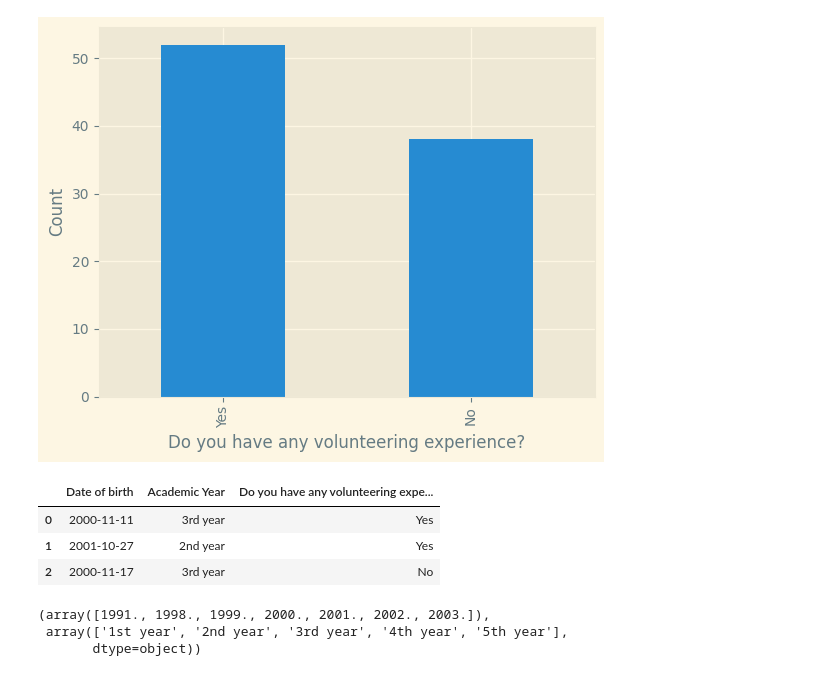
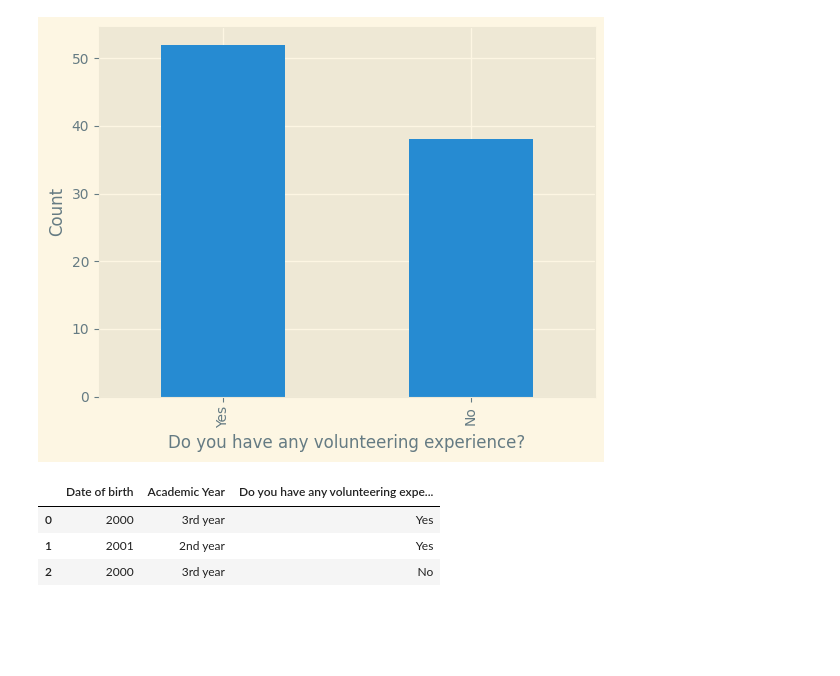
Before and after one commit to MuhammadSawalhy/AI-IEEE-CS23-ZSB, a Jupyter notebook: Task 16 - Practicing Data Analysis/Analysis.ipynb, the cells around one changed output. Cells and saved outputs as stored; diff of their text form; code cells hidden in the pictures; blank space fills up the shorter version.

```diff
--- a/Task 16 - Practicing Data Analysis/Analysis.ipynb
+++ b/Task 16 - Practicing Data Analysis/Analysis.ipynb
@@ -248,34 +249,13 @@ volun.value_counts().plot(kind="bar", ylabel="Count")
 <Axes: xlabel='Do you have any volunteering experience?', ylabel='Count'>
 [figure]
 # %%
-subdata = data.loc[:, ("Date of birth", "Academic Year", "Do you have any volunteering experience?")]
+subdata = data.loc[:,("Date of birth", "Academic Year", "Do you have any volunteering experience?")]
+subdata['Date of birth'] = subdata['Date of birth'].dt.year
+subdata.dropna(subset=['Date of birth', 'Academic Year'], inplace=True)
+subdata['Date of birth'] = subdata['Date of birth'].astype(int)
 subdata.head(3)
 # %% [output]
 |  | Date of birth | Academic Year | Do you have any volunteering expe... |
-| 0 | 2000-11-11 | 3rd year | Yes |
-| 1 | 2001-10-27 | 2nd year | Yes |
-| 2 | 2000-11-17 | 3rd year | No |
+| 0 | 2000 | 3rd year | Yes |
+| 1 | 2001 | 2nd year | Yes |
+| 2 | 2000 | 3rd year | No |
-# %%
-# Convert the 'Date of birth' column to datetime format and extract the birth year
-subdata['Birth Year'] = pd.to_datetime(subdata['Date of birth']).dt.year
-
-# Calculate the proportion of students who have volunteering experience for each birth year and academic year combination
-volunteer_prop = subdata.groupby(['Birth Year', 'Academic Year'])['Do you have any volunteering experience?'].apply(lambda x: (x == 'Yes').sum() / len(x))
-
-years = subdata['Birth Year'].dropna().unique()
-years.sort()
-
-ac = subdata['Academic Year'].dropna().unique()
-ac.sort()
-
-# Create a scatter plot with birth year as the x-axis, academic year as the y-axis, and dot size representing the proportion of students who have volunteered
-fig, ax = plt.subplots()
-ax.scatter(years, ac, s=volunteer_prop * 1000)
-ax.set_xlabel('Birth Year')
-ax.set_ylabel('Academic Year')
-ax.set_title('Volunteering Proportion by Birth Year and Academic Year')
-plt.show()
-# %% [output]
-(array([1991., 1998., 1999., 2000., 2001., 2002., 2003.]),
- array(['1st year', '2nd year', '3rd year', '4th year', '5th year'],
-       dtype=object))
```
Also changed, not shown: parts of 3 cells of this notebook.
